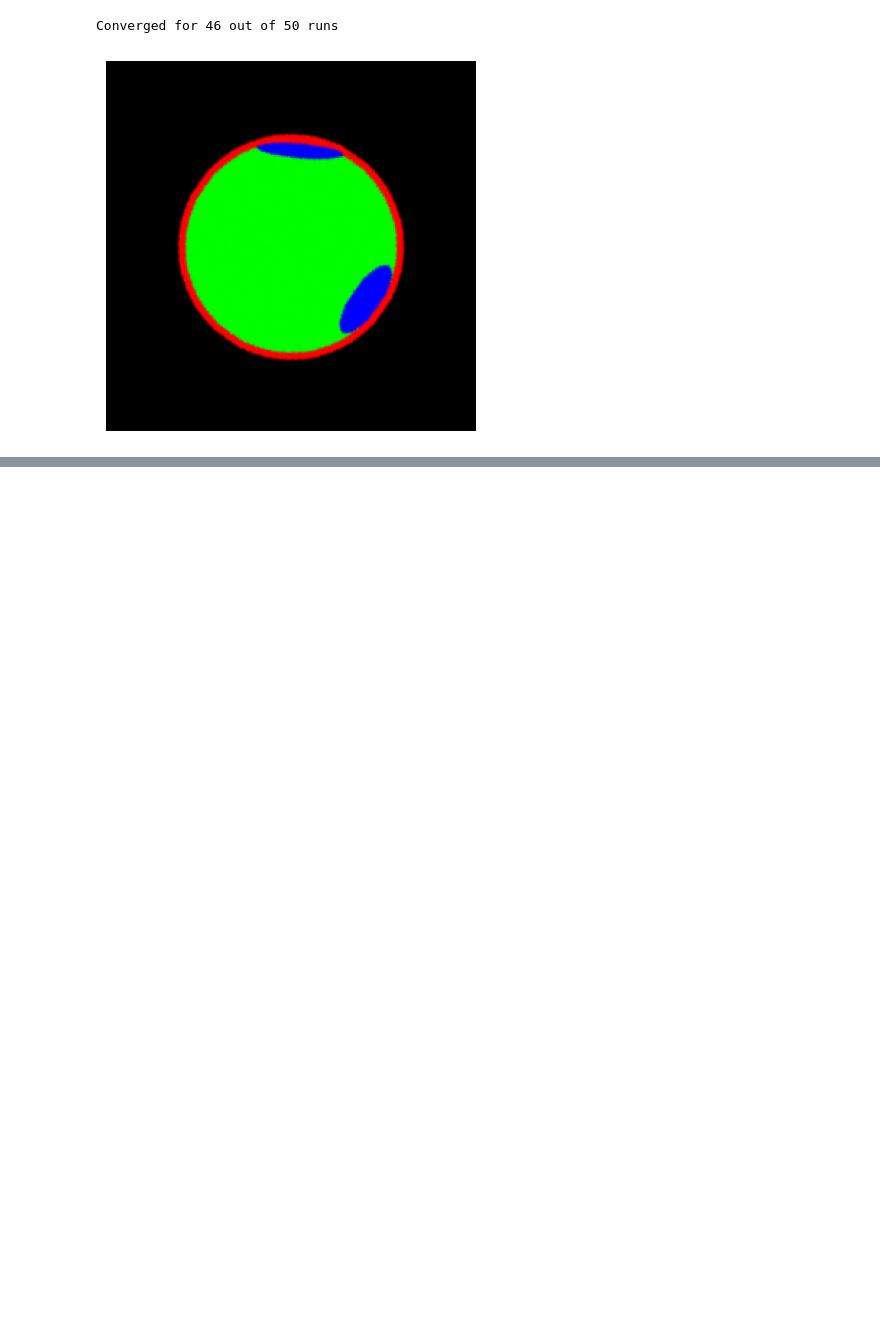
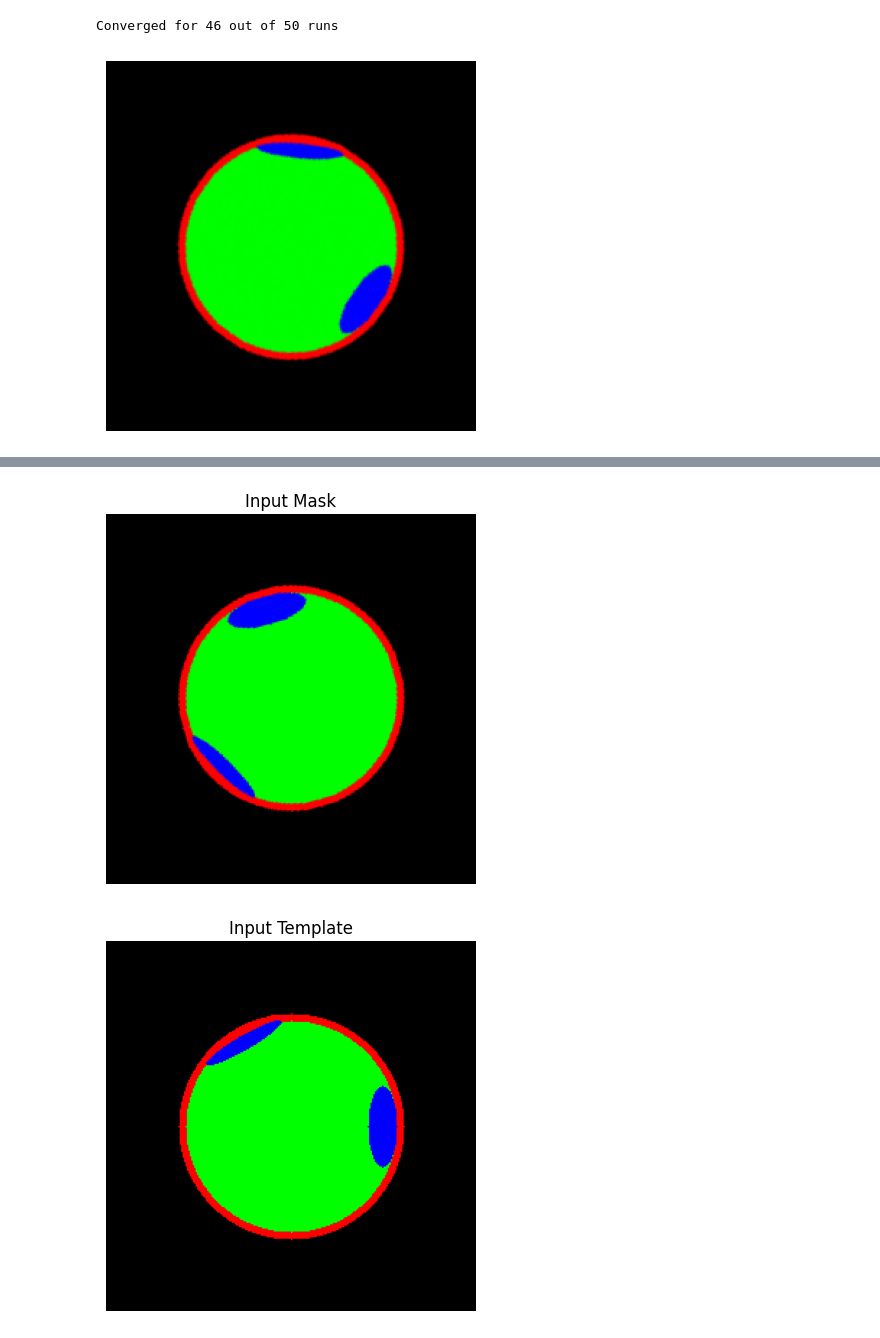
Before and after one commit to majklost/ctu-constraints, a Jupyter notebook: notebooks/ex1/first_draft.ipynb, the cells around one changed output, grey strips where cells are left out. Cells and saved outputs as stored; diff of their text form; code cells hidden in the pictures; blank space fills up the shorter version.

```diff
--- a/notebooks/ex1/first_draft.ipynb
+++ b/notebooks/ex1/first_draft.ipynb
@@ -230,0 +233,7 @@ angle: -11.646554946899414
+# %%
+# show_torch_image(img, title="Input Image",cmap="gray")
+show_torch_image(mask, title="Input Mask",cmap="gray")
+show_torch_image(template, title="Input Template",cmap="gray")
+# %% [output]
+[figure, added]
+[figure, added]
```
Also changed, not shown: parts of 8 cells of this notebook, 10 other files.
